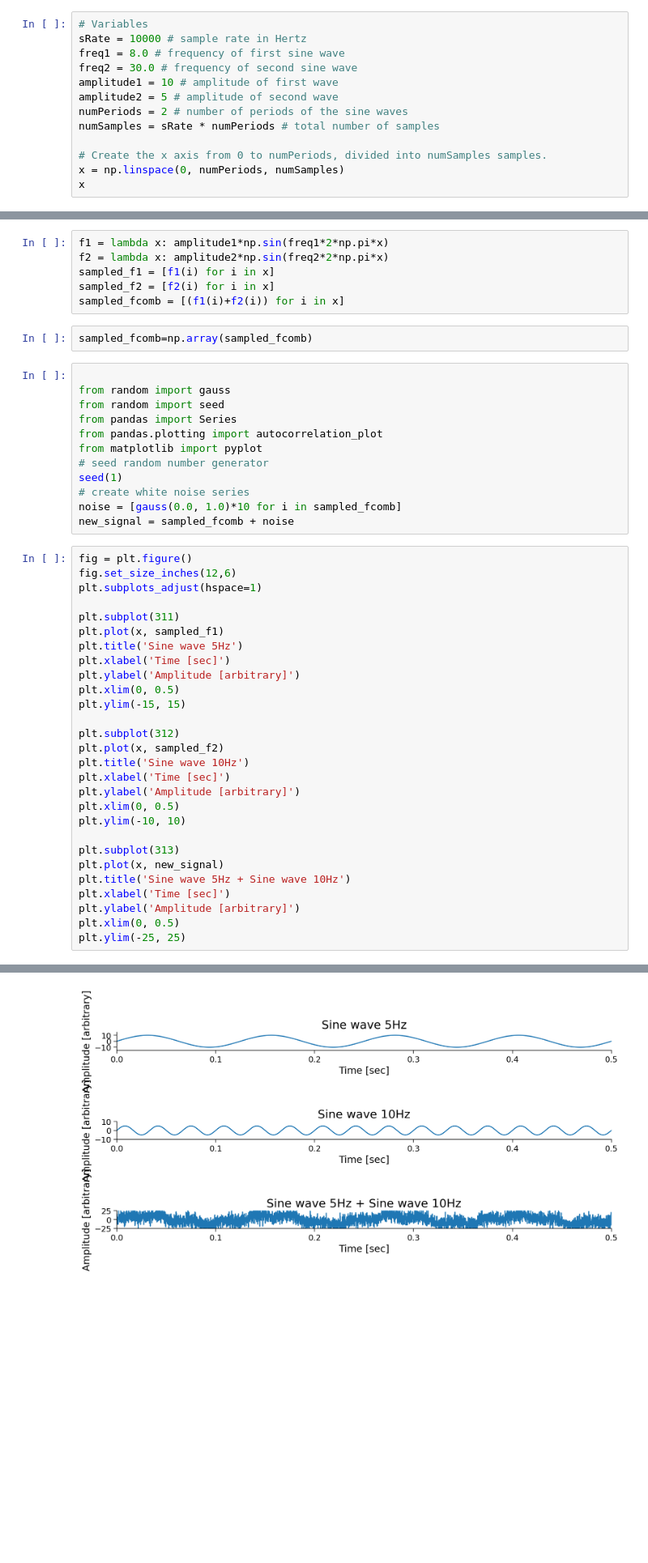
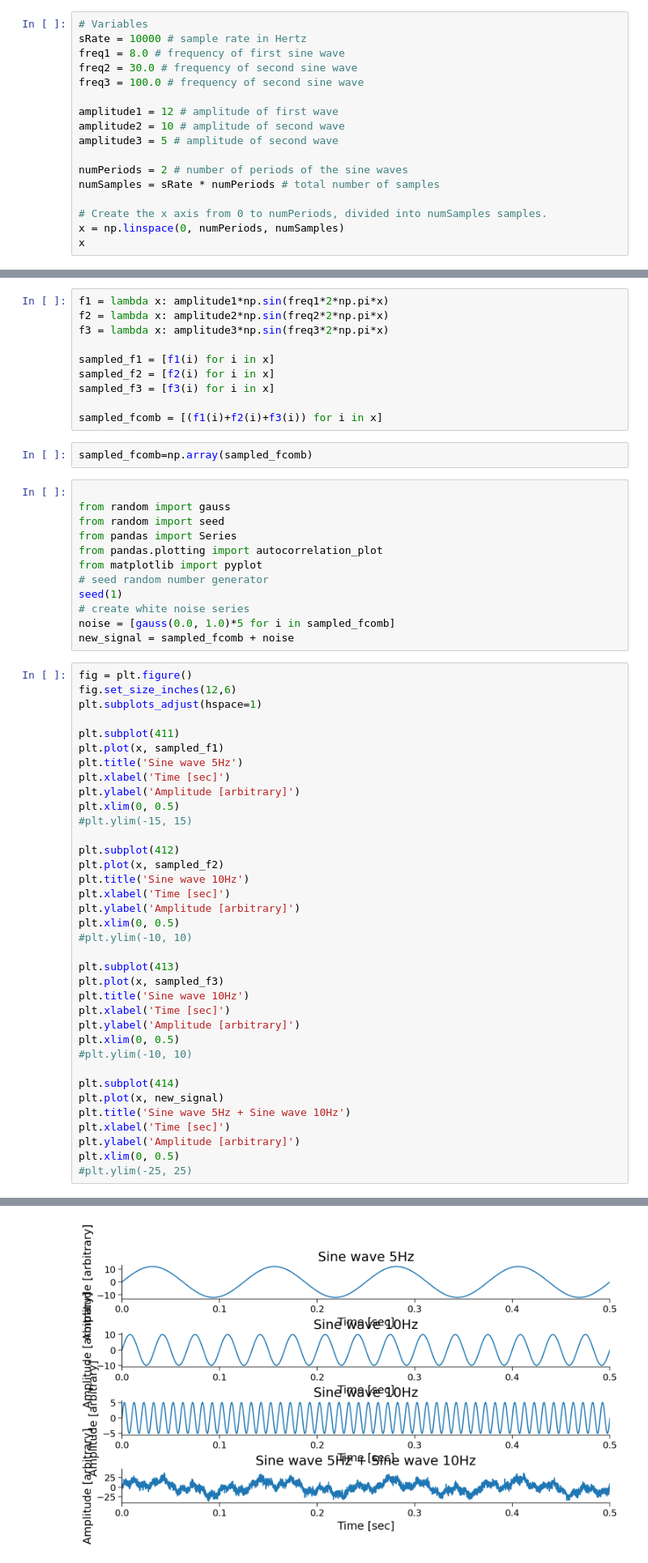
Before and after one commit to pkoneill/VisualizingBrainWaves, a Jupyter notebook: Visualizing_Brain_Waves_Fourier.ipynb, the cells around one changed output, grey strips where cells are left out. Shown at 81% size. Saved outputs shown, nothing was run; the diff lists cells and outputs as text; blank space fills up the shorter version.

```diff
--- a/Visualizing_Brain_Waves_Fourier.ipynb
+++ b/Visualizing_Brain_Waves_Fourier.ipynb
@@ -64,8 +64,12 @@ def setup_graph(title='', x_label='', y_label='', fig_size=None):
 sRate = 10000 # sample rate in Hertz
 freq1 = 8.0 # frequency of first sine wave
 freq2 = 30.0 # frequency of second sine wave
-amplitude1 = 10 # amplitude of first wave
-amplitude2 = 5 # amplitude of second wave
+freq3 = 100.0 # frequency of second sine wave
+
+amplitude1 = 12 # amplitude of first wave
+amplitude2 = 10 # amplitude of second wave
+amplitude3 = 5 # amplitude of second wave
+
 numPeriods = 2 # number of periods of the sine waves
 numSamples = sRate * numPeriods # total number of samples
 
@@ -78,9 +82,13 @@ array([0.00000000e+00, 1.00005000e-04, 2.00010001e-04, ...,
 # %%
 f1 = lambda x: amplitude1*np.sin(freq1*2*np.pi*x)
 f2 = lambda x: amplitude2*np.sin(freq2*2*np.pi*x)
+f3 = lambda x: amplitude3*np.sin(freq3*2*np.pi*x)
+
 sampled_f1 = [f1(i) for i in x]
 sampled_f2 = [f2(i) for i in x]
-sampled_fcomb = [(f1(i)+f2(i)) for i in x]
+sampled_f3 = [f3(i) for i in x]
+
+sampled_fcomb = [(f1(i)+f2(i)+f3(i)) for i in x]
 # %%
 sampled_fcomb=np.array(sampled_fcomb)
 # %%
@@ -93,34 +101,42 @@ from matplotlib import pyplot
 # seed random number generator
 seed(1)
 # create white noise series
-noise = [gauss(0.0, 1.0)*10 for i in sampled_fcomb]
+noise = [gauss(0.0, 1.0)*5 for i in sampled_fcomb]
 new_signal = sampled_fcomb + noise
 # %%
 fig = plt.figure()
 fig.set_size_inches(12,6)
 plt.subplots_adjust(hspace=1)
 
-plt.subplot(311)
+plt.subplot(411)
 plt.plot(x, sampled_f1)
 plt.title('Sine wave 5Hz')
 plt.xlabel('Time [sec]')
 plt.ylabel('Amplitude [arbitrary]')
 plt.xlim(0, 0.5)
-plt.ylim(-15, 15)
+#plt.ylim(-15, 15)
 
-plt.subplot(312)
+plt.subplot(412)
 plt.plot(x, sampled_f2)
 plt.title('Sine wave 10Hz')
 plt.xlabel('Time [sec]')
 plt.ylabel('Amplitude [arbitrary]')
 plt.xlim(0, 0.5)
-plt.ylim(-10, 10)
+#plt.ylim(-10, 10)
 
-plt.subplot(313)
+plt.subplot(413)
+plt.plot(x, sampled_f3)
+plt.title('Sine wave 10Hz')
+plt.xlabel('Time [sec]')
+plt.ylabel('Amplitude [arbitrary]')
+plt.xlim(0, 0.5)
+#plt.ylim(-10, 10)
+
+plt.subplot(414)
 plt.plot(x, new_signal)
 plt.title('Sine wave 5Hz + Sine wave 10Hz')
 plt.xlabel('Time [sec]')
 plt.ylabel('Amplitude [arbitrary]')
 plt.xlim(0, 0.5)
-plt.ylim(-25, 25)
+#plt.ylim(-25, 25)
 # %% [output]
@@ -128,4 +144,4 @@ plt.ylim(-25, 25)
-[figure, old version]
+[figure, new version]
 # %% [markdown]
 Calculate the
 # %%
```
Also changed, not shown: parts of 1 cell of this notebook.
